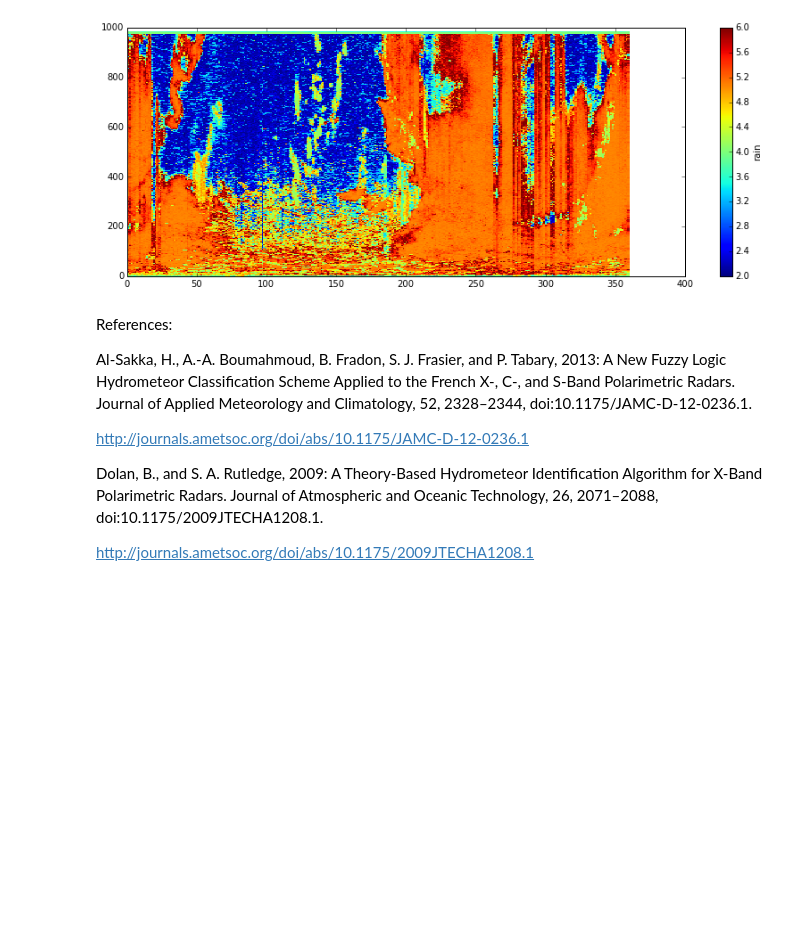
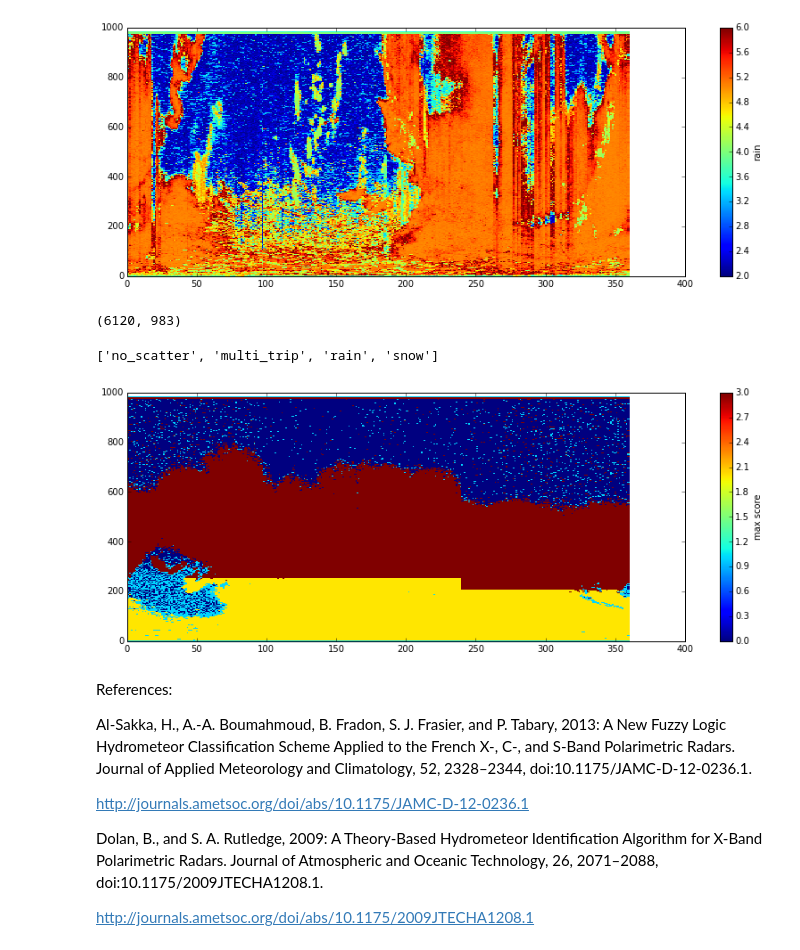
Before and after one commit to ANL-DIGR/openvap, a Jupyter notebook: development/cmac2/notebooks/2 Fuzzy Logic exploration, a simple stab.ipynb, the cells around one changed output. Drawn from its saved outputs; the diff is of its cells as text; code cells hidden in the pictures; blank space fills up the shorter version.

Commit message:
WIP: Score generation

```diff
--- a/development/cmac2/notebooks/2 Fuzzy Logic exploration, a simple stab.ipynb
+++ b/development/cmac2/notebooks/2 Fuzzy Logic exploration, a simple stab.ipynb
@@ -403,6 +418,24 @@ cb2.set_label('rain')
 # %% [output]
 [figure]
 [figure]
+# %%
+stacked_scores = np.dstack([scores[key] for key in scores.keys() ])
+#sum_of_scores = stacked_scores.sum(axis = 2)
+#print(sum_of_scores.shape)
+#norm_stacked_scores = stacked_scores
+max_score = stacked_scores.argmax(axis = 2)
+print(max_score.shape)
+# %% [output]
+(6120, 983)
+# %%
+fig = plt.figure(figsize = [14,5])
+plt.pcolormesh(max_score[3000:3360, :].transpose())
+cb2 = plt.colorbar()
+cb2.set_label('max score')
+print(scores.keys())
+# %% [output]
+['no_scatter', 'multi_trip', 'rain', 'snow']
+[figure, added]
 # %% [markdown]
 References:
 
```
Also changed, not shown: parts of 3 cells of this notebook.
